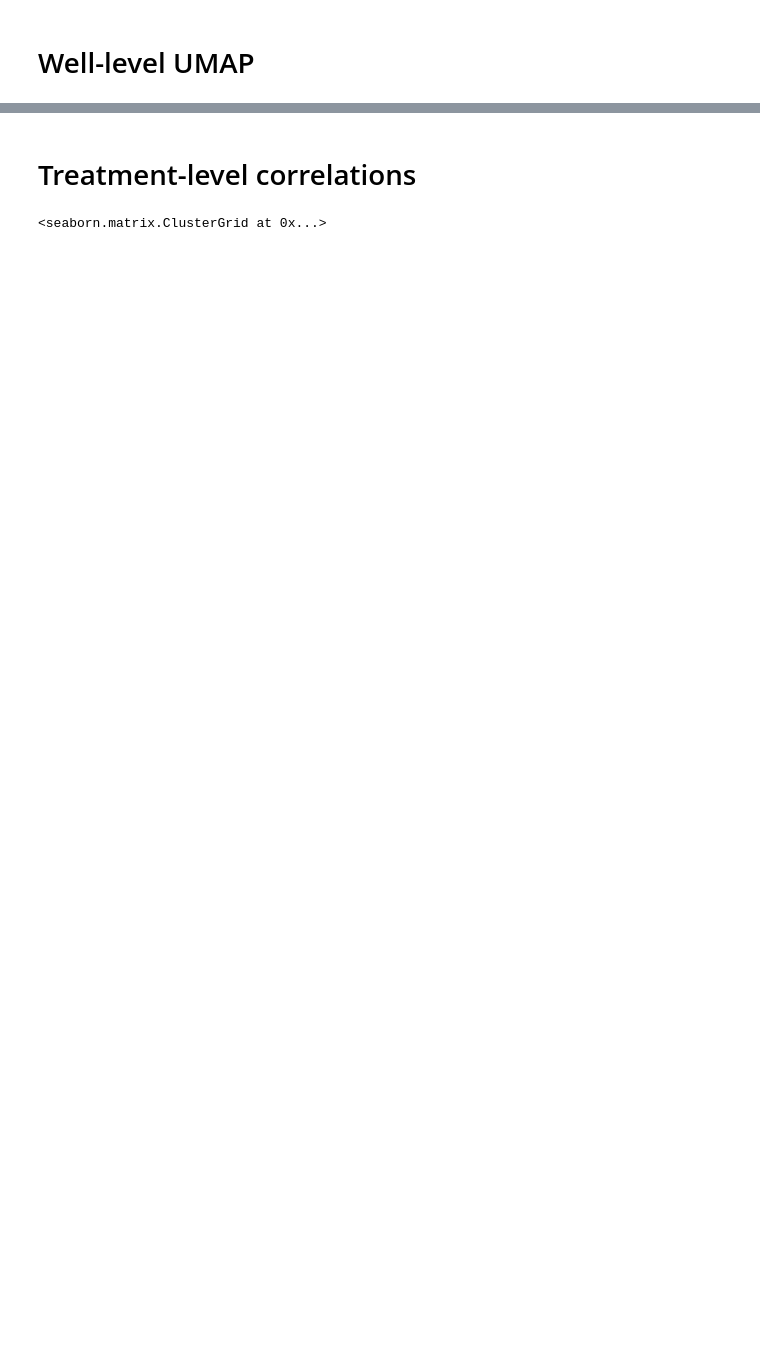
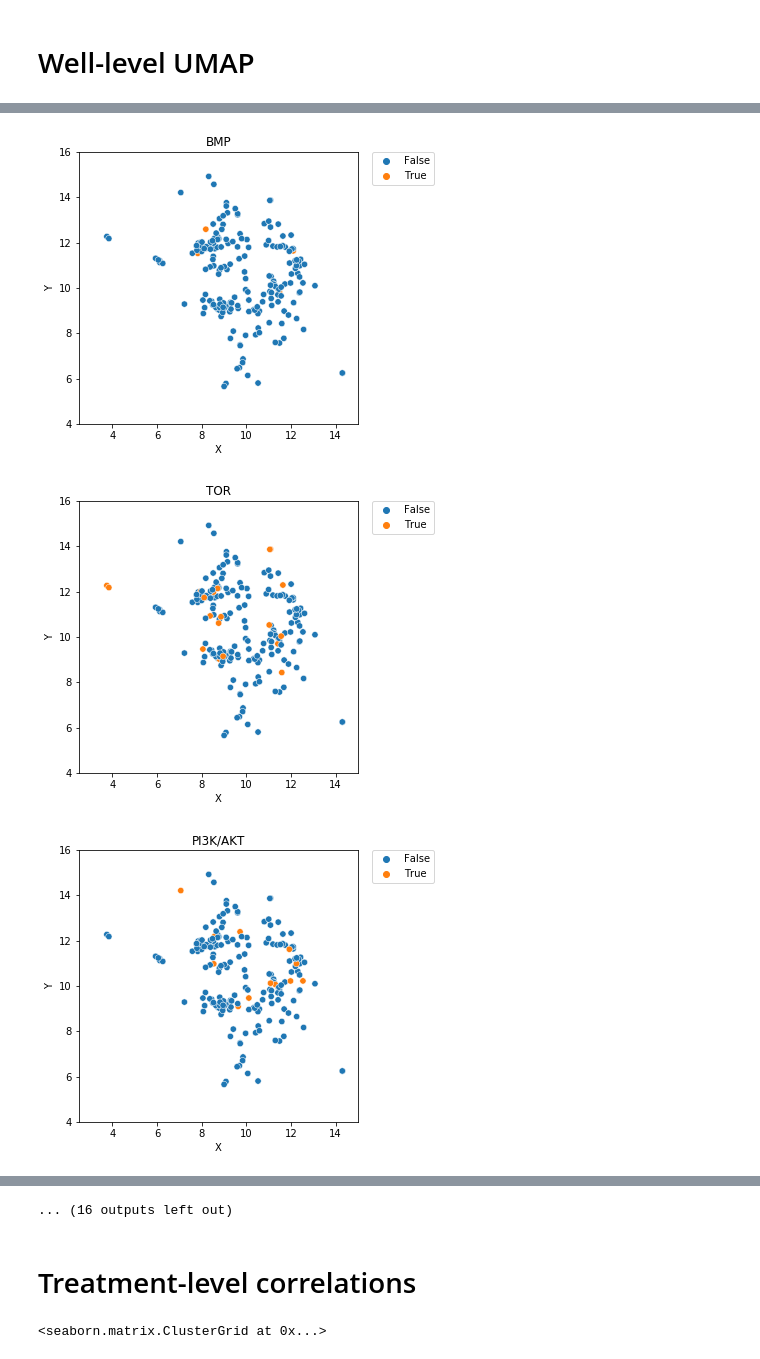
Before and after one commit to broadinstitute/DeepProfilerExperiments, a Jupyter notebook: ta-orf/02-profiles-visualizations.ipynb, the cells around one changed output, grey strips where cells are left out. Drawn from its saved outputs; the diff is of its cells as text; code cells hidden in the pictures; blank space fills up the shorter version.

```diff
--- a/ta-orf/02-profiles-visualizations.ipynb
+++ b/ta-orf/02-profiles-visualizations.ipynb
@@ -28,0 +57,15 @@ sb.scatterplot(data=aux, x="X", y="Y", hue="Control")
+# %%
+main["Display"] = False
+for moa in main.Metadata_moa.unique():
+    main.Display = main.Metadata_moa == moa
+    plt.figure(figsize=(5,5))
+    g = sb.scatterplot(data=main, x="X", y="Y", s=40, hue="Display")
+    g.set(title=moa)
+    plt.legend(bbox_to_anchor=(1.05, 1), loc=2, borderaxespad=0.)
+    g.set(xlim=x_lims)
+    g.set(ylim=y_lims)
+    plt.show()
+# %% [output]
+[figure, added]
+[figure, added]
+[figure, added]
@@ -29,3 +81,4 @@ sb.scatterplot(data=aux, x="X", y="Y", hue="Control")
+... (16 outputs left out)
 # %% [markdown]
 # Treatment-level correlations
 # %%
```
Also changed, not shown: parts of 15 cells of this notebook, 2 other files.
